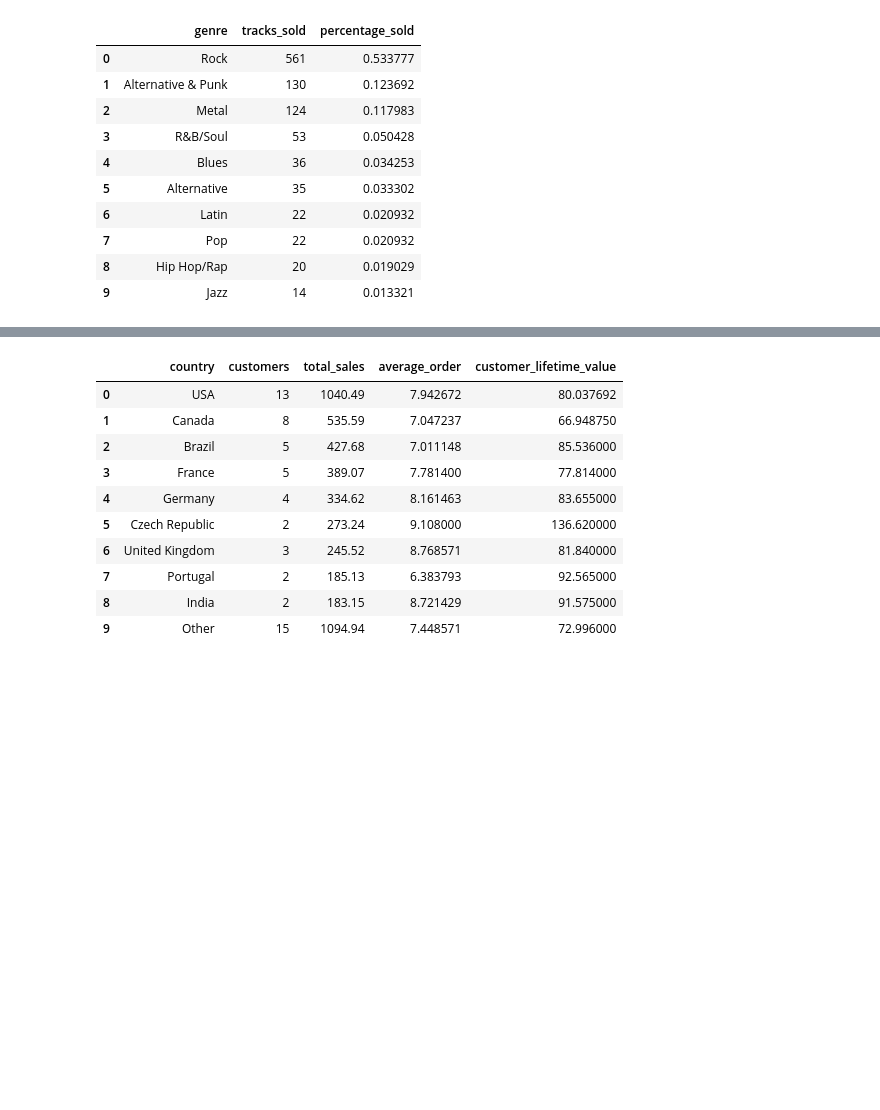
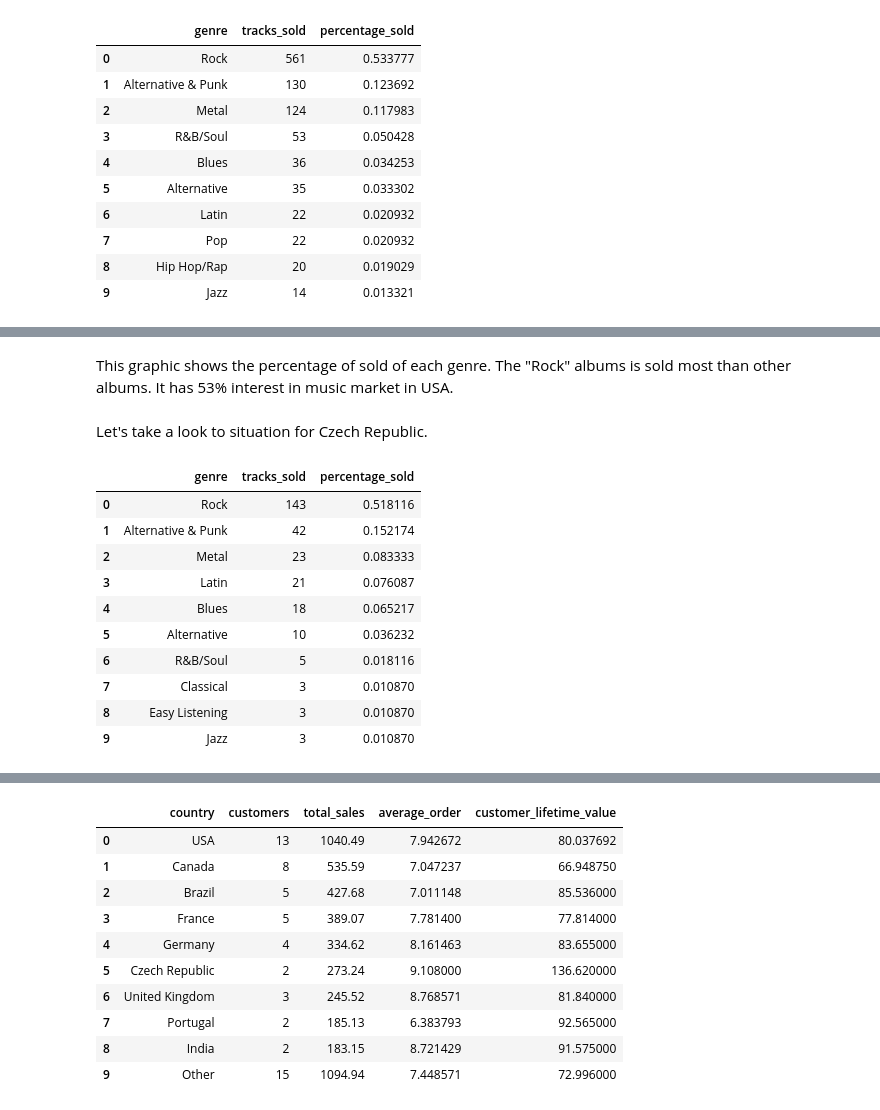
Before and after one commit to shylkymc/Bussiness-Solutions-With-SQL-on-Python, a Jupyter notebook: Basics.ipynb, the cells around one changed output, grey strips where cells are left out. Cells and saved outputs as stored; diff of their text form; code cells hidden in the pictures; blank space fills up the shorter version.

```diff
--- a/Basics.ipynb
+++ b/Basics.ipynb
@@ -85,0 +93,30 @@ more popular than others.
+# %% [markdown]
+This graphic shows the percentage of sold of each genre. The "Rock" albums is sold most than other albums. It has 53% interest in music market in USA.
+# %% [markdown]
+Let's take a look to situation for Czech Republic.
+# %%
+albums_to_purchase_czech="""
+WITH usa_tracks_sold AS
+(SELECT il.* FROM invoice_line il INNER JOIN invoice i on il.invoice_id= i.invoice_id
+INNER JOIN customer c on i.customer_id= c.customer_id WHERE c.country= "Czech Republic")
+SELECT g.name genre, count(uts.invoice_line_id) tracks_sold,
+cast(count(uts.invoice_line_id) AS FLOAT)/ (SELECT COUNT(*) from usa_tracks_sold)percentage_sold
+FROM usa_tracks_sold uts
+INNER JOIN track t on t.track_id = uts.track_id
+INNER JOIN genre g on g.genre_id= t.genre_id
+GROUP BY 1 ORDER BY 2 DESC LIMIT 10;"""
+
+
+run_query(albums_to_purchase_czech)
+# %% [output]
+|  | genre | tracks_sold | percentage_sold |
+| 0 | Rock | 143 | 0.518116 |
+| 1 | Alternative & Punk | 42 | 0.152174 |
+| 2 | Metal | 23 | 0.083333 |
+| 3 | Latin | 21 | 0.076087 |
+| 4 | Blues | 18 | 0.065217 |
+| 5 | Alternative | 10 | 0.036232 |
+| 6 | R&B/Soul | 5 | 0.018116 |
+| 7 | Classical | 3 | 0.010870 |
+| 8 | Easy Listening | 3 | 0.010870 |
+| 9 | Jazz | 3 | 0.010870 |
```
Also changed, not shown: parts of 37 cells of this notebook.
